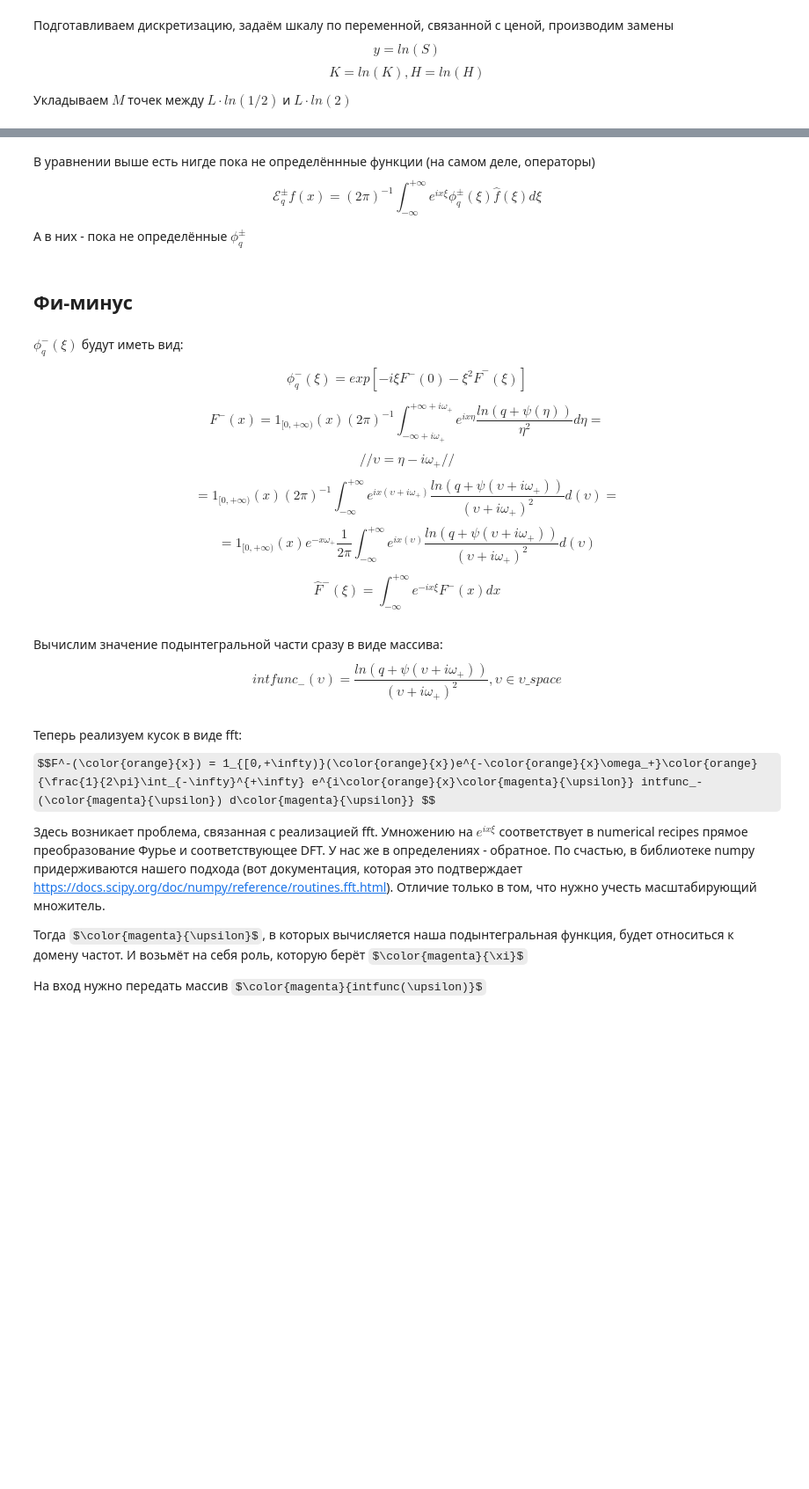
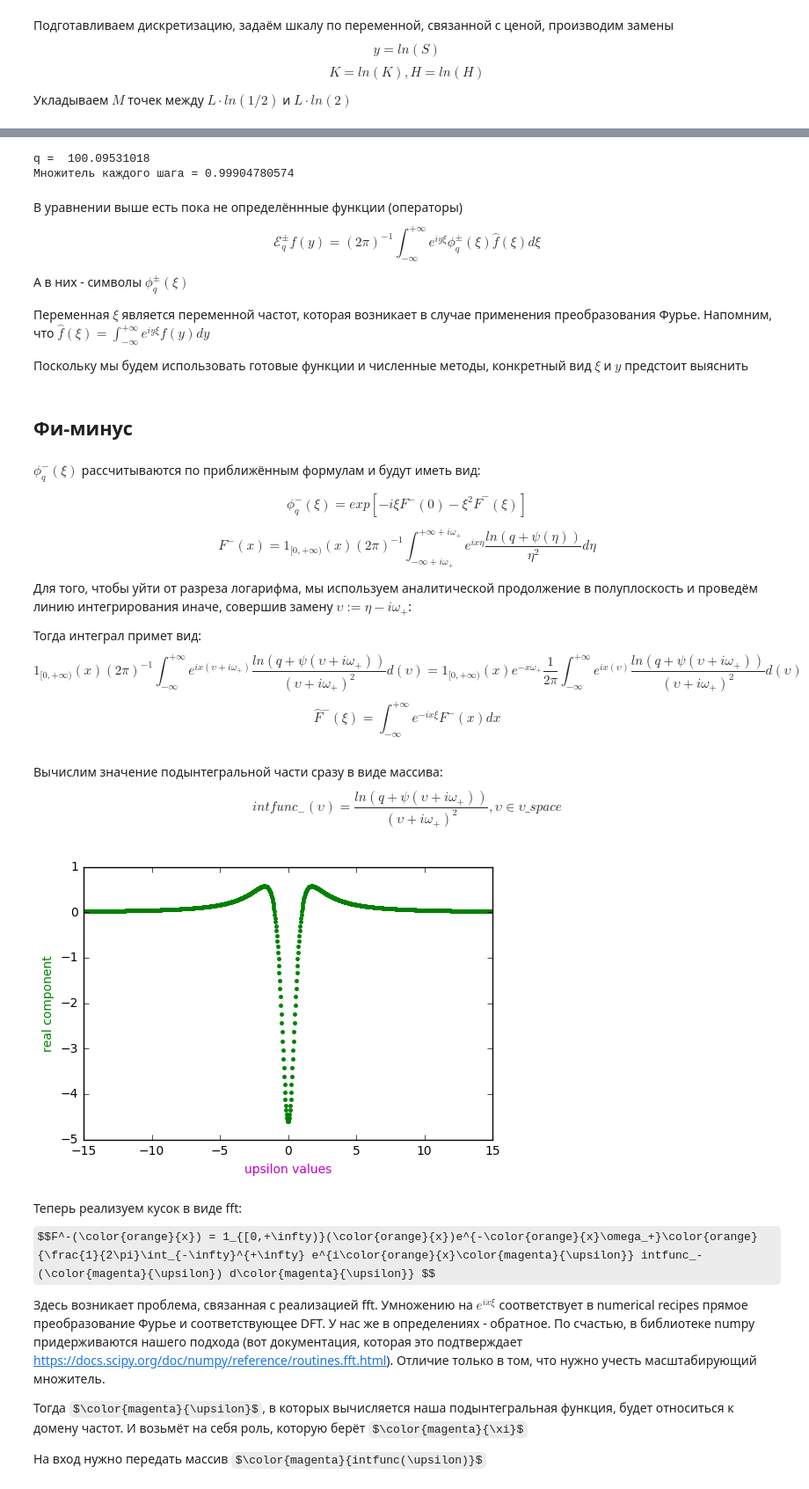
Before and after one commit to inwise/wh-barrier-python, a Jupyter notebook: Mex-BS, new mex symbol comparison.ipynb, the cells around one changed output, grey strips where cells are left out. Shown at 88% size. Saved outputs shown, nothing was run; the diff lists cells and outputs as text; code cells hidden in the pictures; some formulas as TeX source; blank space fills up the shorter version.

```diff
--- a/Mex-BS, new mex symbol comparison.ipynb
+++ b/Mex-BS, new mex symbol comparison.ipynb
@@ -99,6 +83,8 @@ $$f_n(y) = ({\color{green}{q\Delta t}}) ^{-1} \mathcal{E}_{\color{green}{q}}^- 1
 # %%
 q = 1.0/delta_t + r
+print('q = ', q)
 factor = (q*delta_t)**(-1)
+print('Множитель каждого шага =', factor)
 
 # Зададим начальные уловия
 f_N = array([G(y_element, H, K) for y_element in y_space]) # = g(x) i.e. payoff func
@@ -107,51 +93,61 @@ f_N = array([G(y_element, H, K) for y_element in y_space]) # = g(x) i.e. payoff
 # plt.ylabel('initial conditions, payoff func')
 # plt.xlabel('stock price', color = 'y')
 # plt.show()
+# %% [output]
+q =  100.09531018
+Множитель каждого шага = 0.99904780574
 # %% [markdown]
-В уравнении выше есть нигде пока не определённные функции (на самом деле, операторы)
-$$ \mathcal{E}^\pm_q f(x) = (2\pi)^{-1} \int_{-\infty}^{+\infty} e^{ix\xi} \phi^\pm_q (\xi) \hat{f}(\xi) d\xi $$
+В уравнении выше есть пока не определённные функции (операторы)
+$$ \mathcal{E}^\pm_q f(y) = (2\pi)^{-1} \int_{-\infty}^{+\infty} e^{iy\xi} \phi^\pm_q (\xi) \hat{f}(\xi) d\xi $$
 
 
-А в них - пока не определённые $\phi_q^\pm$
+А в них - символы $\phi_q^\pm(\xi)$
+
+Переменная $\xi$ является переменной частот, которая возникает в случае применения преобразования Фурье. Напомним, что $\hat{f}(\xi) = \int_{-\infty}^{+\infty} e^{iy\xi}f(y) dy$
+
+Поскольку мы будем использовать готовые функции и численные методы, конкретный вид $\xi$ и $y$ предстоит выяснить
 # %% [markdown]
 ## Фи-минус
 # %% [markdown]
-$\phi^-_q(\xi)$ будут иметь вид:
+$\phi^-_q(\xi)$ рассчитываются по приближённым формулам и будут иметь вид:
 
 $$ \phi^-_q(\xi) = exp[-i\xi F^-(0) - \xi^2 \hat{F}^-(\xi)] $$
 
-$$ F^-(x) = 1_{[0,+\infty)}(x)(2\pi)^{-1} \int_{-\infty + i\omega_+}^{+\infty + i\omega_+} e^{ix\eta} \frac{ln(q+\psi(\eta))}{\eta^2} d\eta =$$
+$$ F^-(x) = 1_{[0,+\infty)}(x)(2\pi)^{-1} \int_{-\infty + i\omega_+}^{+\infty + i\omega_+} e^{ix\eta} \frac{ln(q+\psi(\eta))}{\eta^2} d\eta$$
 
-$$// \upsilon = \eta -i\omega_+ //$$
+Для того, чтобы уйти от разреза логарифма, мы используем аналитической продолжение в полуплоскость и проведём линию интегрирования иначе, совершив замену $\upsilon := \eta -i\omega_+ $:
 
-$$= 1_{[0,+\infty)}(x)(2\pi)^{-1} \int_{-\infty}^{+\infty} e^{ix(\upsilon+i\omega_+)} \frac{ln(q+\psi(\upsilon+i\omega_+))}{(\upsilon+i\omega_+)^2} d(\upsilon) =  $$
-$$= 1_{[0,+\infty)}(x)e^{-x\omega_+}\frac{1}{2\pi} \int_{-\infty}^{+\infty} e^{ix(\upsilon)} \frac{ln(q+\psi(\upsilon+i\omega_+))}{(\upsilon+i\omega_+)^2} d(\upsilon) $$
+Тогда интеграл примет вид:
+$$1_{[0,+\infty)}(x)(2\pi)^{-1} \int_{-\infty}^{+\infty} e^{ix(\upsilon+i\omega_+)} \frac{ln(q+\psi(\upsilon+i\omega_+))}{(\upsilon+i\omega_+)^2} d(\upsilon)
+= 1_{[0,+\infty)}(x)e^{-x\omega_+}\frac{1}{2\pi} \int_{-\infty}^{+\infty} e^{ix(\upsilon)} \frac{ln(q+\psi(\upsilon+i\omega_+))}{(\upsilon+i\omega_+)^2} d(\upsilon) $$
 $$ \hat{F}^-(\xi) = \int_{-\infty}^{+\infty} e^{-ix\xi} F^-(x) dx $$
 # %% [markdown]
 Вычислим значение подынтегральной части сразу в виде массива: $$intfunc_-(\upsilon) = \frac{ln(q+\psi(\upsilon+i\omega_+))}{(\upsilon+i\omega_+)^2}, \upsilon \in \upsilon\_space$$
 # %%
-omega_plus = 10
+omega_plus = 1
 
 def integrand_minus(upsilon_array):
     """
     принимает и возвращает массив длиной в степень двойки, исходя из логики дальнейшего использования
     """
     return np.array([log(q + psi(upsilon + 1j*omega_plus)) / (upsilon + 1j*omega_plus)**2 for upsilon in upsilon_array])
 
-# upsilon_M = 2**11
-# upsilon_space = np.linspace(-20.0, 20.0, num=upsilon_M, endpoint=False)
 
-# plt.plot(upsilon_space, integrand_minus(upsilon_space).real, 'g.')
-# plt.xlabel('upsilon values', color='m')
-# plt.ylabel('real component', color='g')
+upsilon_space = np.linspace(-15.0, 15.0, num=1000, endpoint=True)
 
-# plt.show()
+plt.plot(upsilon_space, integrand_minus(upsilon_space).real, 'g.')
+plt.xlabel('upsilon values', color='m')
+plt.ylabel('real component', color='g')
+
+plt.show()
 
 # plt.plot(upsilon_space, integrand_minus(upsilon_space).imag, 'r.')
 # plt.xlabel('upsilon values', color='m')
 # plt.ylabel('imag component', color='r')
 
 # plt.show()
+# %% [output]
+[figure, added]
 # %% [markdown]
 Теперь реализуем кусок в виде fft:
 $$F^-(\color{orange}{x}) = 1_{[0,+\infty)}(\color{orange}{x})e^{-\color{orange}{x}\omega_+}\color{orange}{\frac{1}{2\pi}\int_{-\infty}^{+\infty} e^{i\color{orange}{x}\color{magenta}{\upsilon}} intfunc_-(\color{magenta}{\upsilon}) d\color{magenta}{\upsilon}} $$
```
Also changed, not shown: parts of 16 cells of this notebook, 2 other files.
